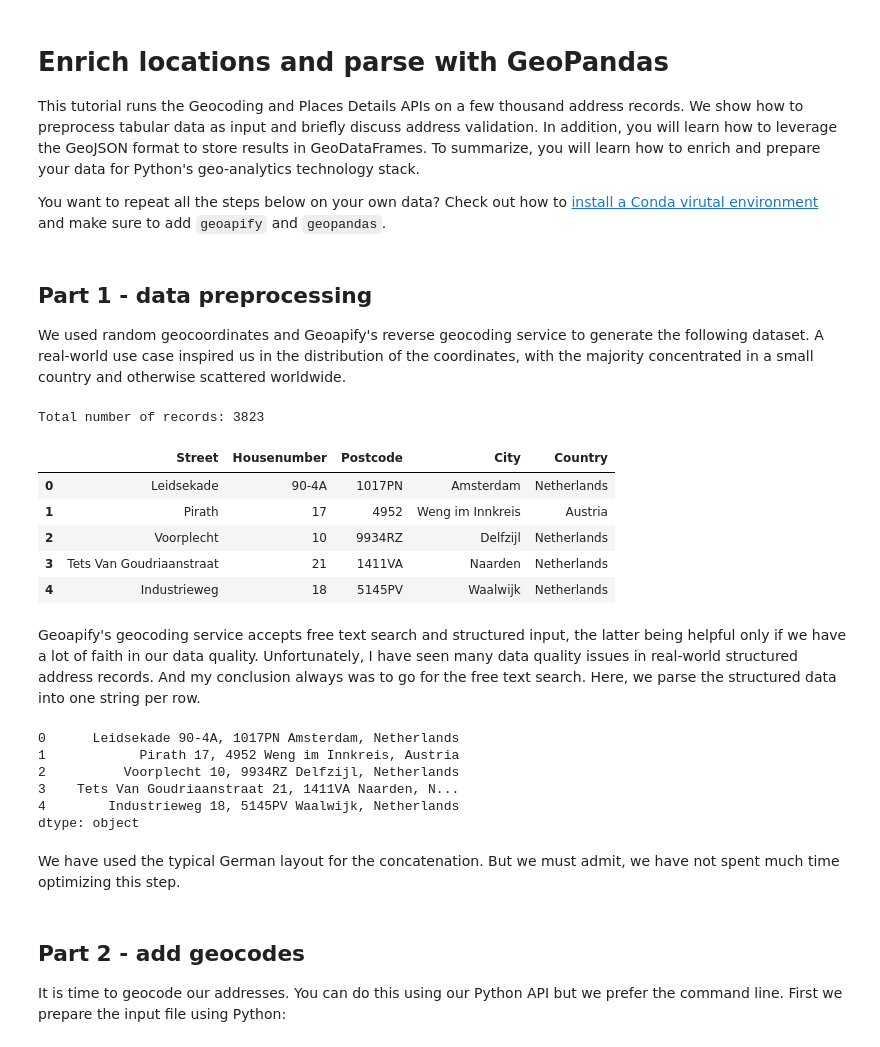
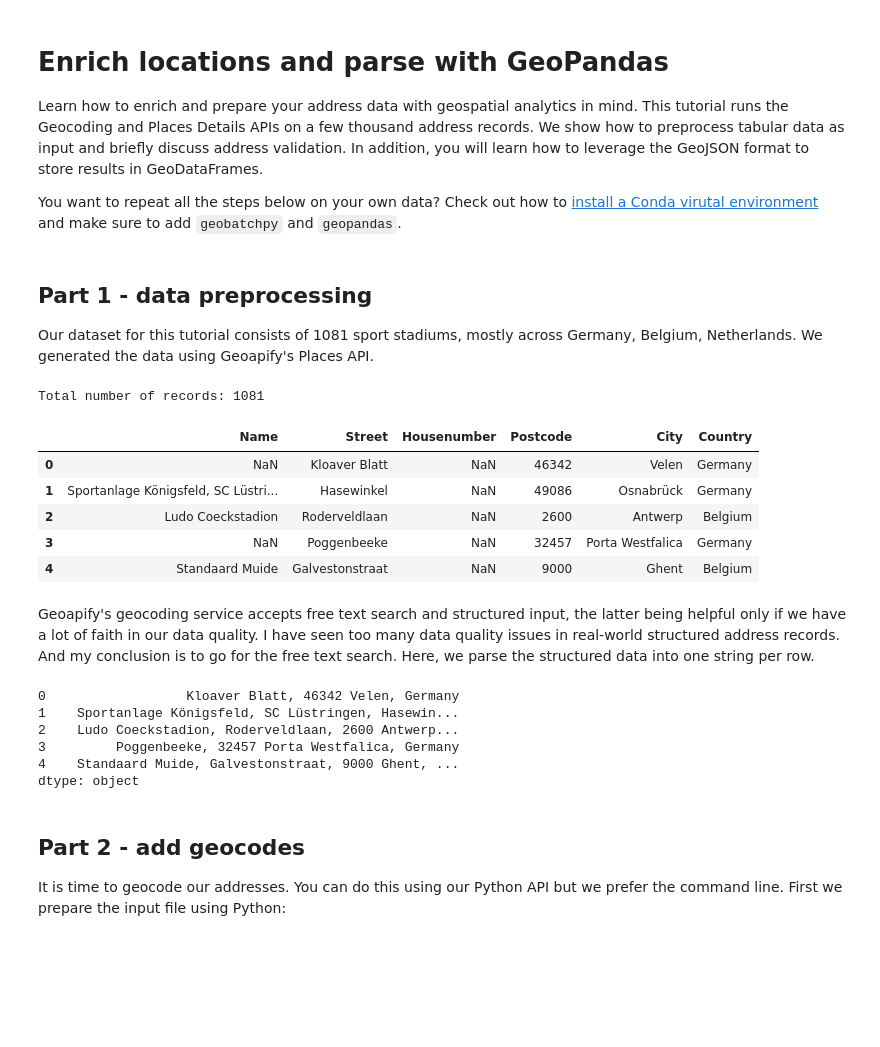
Before and after one commit to huels-originals/geobatchpy, a Jupyter notebook: docs/tutorial-enrich-locations.ipynb, the cells around one changed output. Drawn from its saved outputs; the diff is of its cells as text; code cells hidden in the pictures; blank space fills up the shorter version.

```diff
--- a/docs/tutorial-enrich-locations.ipynb
+++ b/docs/tutorial-enrich-locations.ipynb
@@ -1,32 +1,33 @@
 # %% [markdown]
 # Enrich locations and parse with GeoPandas
 
-This tutorial runs the Geocoding and Places Details APIs on a few thousand address records. We show how to preprocess tabular data as input and briefly discuss address validation. In addition, you will learn how to leverage the GeoJSON format to store results in GeoDataFrames. To summarize, you will learn how to enrich and prepare your data for Python's geo-analytics technology stack.
+Learn how to enrich and prepare your address data with geospatial analytics in mind. This tutorial runs the Geocoding and Places Details APIs on a few thousand address records. We show how to preprocess tabular data as input and briefly discuss address validation. In addition, you will learn how to leverage the GeoJSON format to store results in GeoDataFrames.
 
-You want to repeat all the steps below on your own data? Check out how to [install a Conda virutal environment](install.md) and make sure to add `geoapify` and `geopandas`.
+You want to repeat all the steps below on your own data? Check out how to [install a Conda virutal environment](install.md) and make sure to add `geobatchpy` and `geopandas`.
 # %% [markdown]
 ## Part 1 - data preprocessing
 
-We used random geocoordinates and Geoapify's reverse geocoding service to generate the following dataset. A real-world use case inspired us in the distribution of the coordinates, with the majority concentrated in a small country and otherwise scattered worldwide.
+Our dataset for this tutorial consists of 1081 sport stadiums, mostly across Germany, Belgium, Netherlands. We generated the data using Geoapify's Places API.
 # %%
 import numpy as np
 import pandas as pd
 
 pd.options.display.max_columns = None  # to display all columns
+pd.set_option('display.expand_frame_repr', False)  # to print without line break
 # %%
-df = pd.read_csv('locations-sample.csv', usecols=['Street', 'Housenumber', 'Postcode', 'City', 'Country'])
+df = pd.read_csv('stadium-sample.csv', usecols=['Name', 'Street', 'Housenumber', 'Postcode', 'City', 'Country'])
 print(f'Total number of records: {df.shape[0]}')
 df.head()
 # %% [output]
-Total number of records: 3823
+Total number of records: 1081
-|  | Street | Housenumber | Postcode | City | Country |
-| 0 | Leidsekade | 90-4A | 1017PN | Amsterdam | Netherlands |
-| 1 | Pirath | 17 | 4952 | Weng im Innkreis | Austria |
-| 2 | Voorplecht | 10 | 9934RZ | Delfzijl | Netherlands |
-| 3 | Tets Van Goudriaanstraat | 21 | 1411VA | Naarden | Netherlands |
-| 4 | Industrieweg | 18 | 5145PV | Waalwijk | Netherlands |
+|  | Name | Street | Housenumber | Postcode | City | Country |
+| 0 | NaN | Kloaver Blatt | NaN | 46342 | Velen | Germany |
+| 1 | Sportanlage Königsfeld, SC Lüstri... | Hasewinkel | NaN | 49086 | Osnabrück | Germany |
+| 2 | Ludo Coeckstadion | Roderveldlaan | NaN | 2600 | Antwerp | Belgium |
+| 3 | NaN | Poggenbeeke | NaN | 32457 | Porta Westfalica | Germany |
+| 4 | Standaard Muide | Galvestonstraat | NaN | 9000 | Ghent | Belgium |
 # %% [markdown]
-Geoapify's geocoding service accepts free text search and structured input, the latter being helpful only if we have a lot of faith in our data quality. Unfortunately, I have seen many data quality issues in real-world structured address records. And my conclusion always was to go for the free text search. Here, we parse the structured data into one string per row.
+Geoapify's geocoding service accepts free text search and structured input, the latter being helpful only if we have a lot of faith in our data quality. I have seen too many data quality issues in real-world structured address records. And my conclusion is to go for the free text search. Here, we parse the structured data into one string per row.
 # %%
 def concat_columns(df: pd.DataFrame, sep: str = ' ', fill_value: str = np.nan) -> pd.Series:
     """Concatenates row-wise all columns of df and returns series with same index.
@@ -37,17 +38,15 @@ def concat_columns(df: pd.DataFrame, sep: str = ' ', fill_value: str = np.nan) -
 
 df['AddressLine1'] = concat_columns(df=df[['Street', 'Housenumber']])
 df['AddressLine2'] = concat_columns(df=df[['Postcode', 'City']])
-addresses = concat_columns(df[['AddressLine1', 'AddressLine2', 'Country']], sep=', ', fill_value='')
-addresses[:5]
+addresses = concat_columns(df[['Name', 'AddressLine1', 'AddressLine2', 'Country']], sep=', ', fill_value='')
+print(addresses[:5])
 # %% [output]
-0      Leidsekade 90-4A, 1017PN Amsterdam, Netherlands
-1            Pirath 17, 4952 Weng im Innkreis, Austria
-2          Voorplecht 10, 9934RZ Delfzijl, Netherlands
-3    Tets Van Goudriaanstraat 21, 1411VA Naarden, N...
-4        Industrieweg 18, 5145PV Waalwijk, Netherlands
+0                  Kloaver Blatt, 46342 Velen, Germany
+1    Sportanlage Königsfeld, SC Lüstringen, Hasewin...
+2    Ludo Coeckstadion, Roderveldlaan, 2600 Antwerp...
+3         Poggenbeeke, 32457 Porta Westfalica, Germany
+4    Standaard Muide, Galvestonstraat, 9000 Ghent, ...
 dtype: object
-# %% [markdown]
-We have used the typical German layout for the concatenation. But we must admit, we have not spent much time optimizing this step.
 # %% [markdown]
 ## Part 2 - add geocodes
 
```
Also changed, not shown: parts of 30 cells of this notebook, 1 other file.
